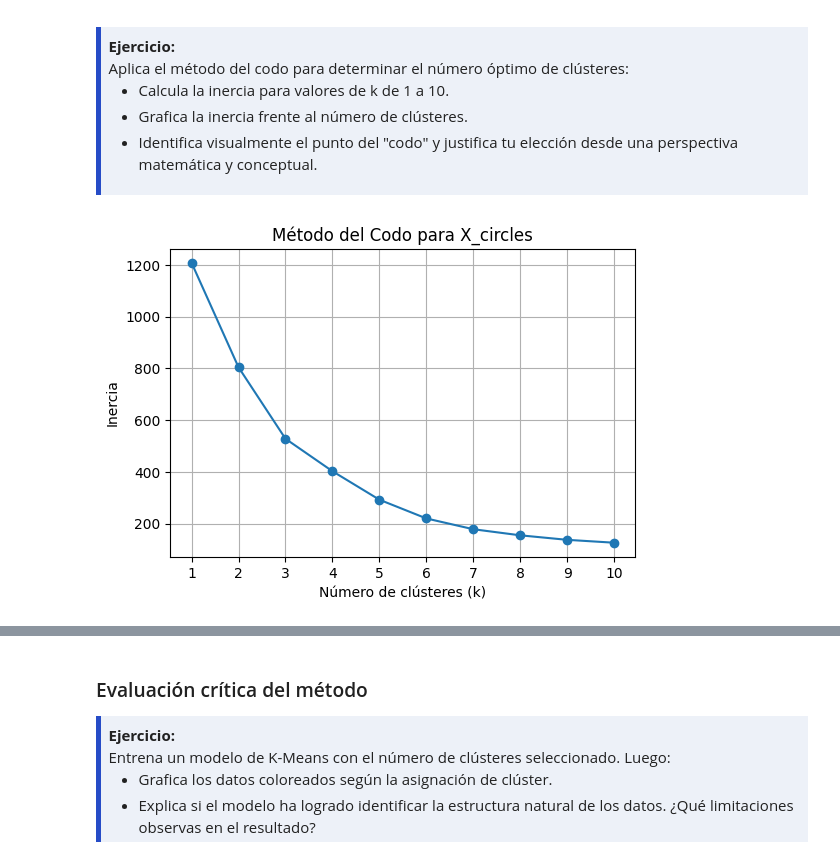
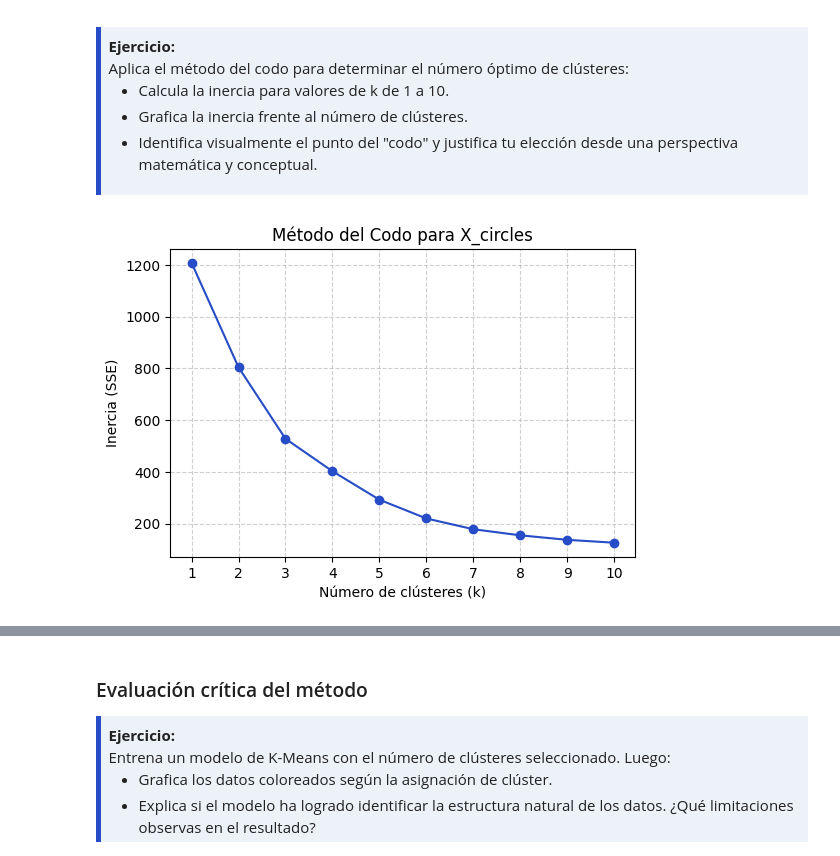
Before and after one commit to JuanEsteban-prog/AprendizajeAutom-ticoInicial, a Jupyter notebook: Talleres/Taller17_Nov/Taller01.ipynb, the cells around one changed output, grey strips where cells are left out. Drawn from its saved outputs; the diff is of its cells as text; code cells hidden in the pictures.

```diff
--- a/Talleres/Taller17_Nov/Taller01.ipynb
+++ b/Talleres/Taller17_Nov/Taller01.ipynb
@@ -96,24 +89,23 @@ Aplica el método del codo para determinar el número óptimo de clústeres:
 </ul>
 </div>
 # %%
-# 1. Preparar la lista y el rango de valores de k
+# Calculamos la inercia para valores de k entre 1 y 10
 inercias = []
-valores_k = range(1, 11)
+rango_k = range(1, 11)
 
-# 2. Ciclo para entrenar K-Means con cada valor de k
-for k in valores_k:
+for k in rango_k:
     kmeans = KMeans(n_clusters=k, random_state=42, n_init=10)
     kmeans.fit(X_circles)
     inercias.append(kmeans.inertia_)
 
-# 3. Graficar la curva del codo
+# Graficamos la curva del codo
 plt.figure(figsize=(6, 4))
-plt.plot(valores_k, inercias, marker='o', linestyle='-')
+plt.plot(rango_k, inercias, marker='o', color='#264CC7')
+plt.title('Método del Codo para X_circles')
 plt.xlabel('Número de clústeres (k)')
-plt.ylabel('Inercia')
-plt.title('Método del Codo para X_circles')
-plt.xticks(valores_k)
-plt.grid(True)
+plt.ylabel('Inercia (SSE)')
+plt.xticks(rango_k)
+plt.grid(True, linestyle='--', alpha=0.6)
 plt.show()
 # %% [output]
-[figure, old version]
+[figure, new version]
```
Also changed, not shown: parts of 19 cells of this notebook.
